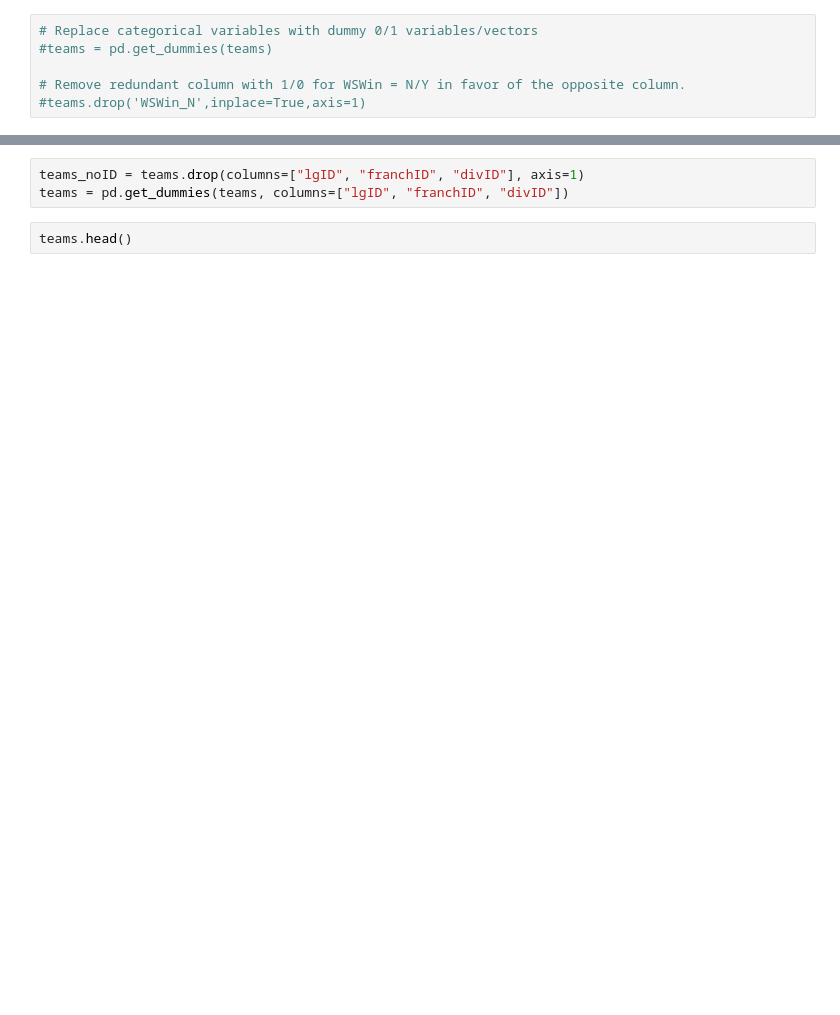
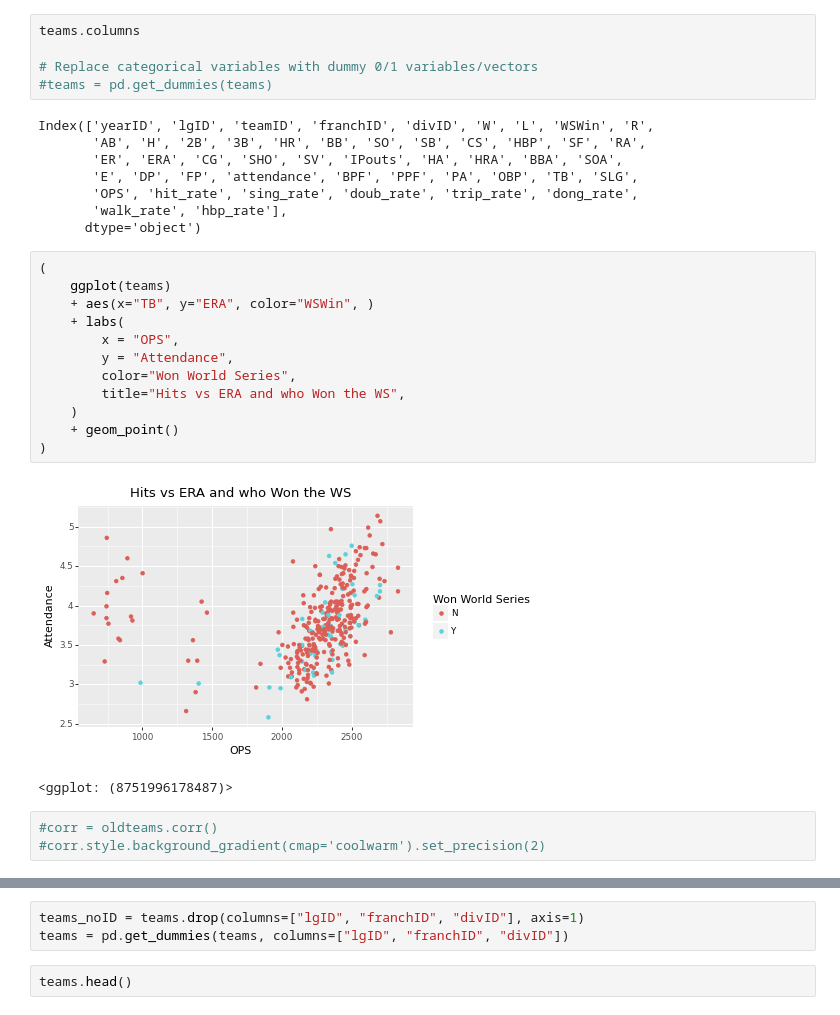
Before and after one commit to zbailey1/ws-predictions, a Jupyter notebook: WS Predictions.ipynb, the cells around one changed output, grey strips where cells are left out. Drawn from its saved outputs; the diff is of its cells as text; blank space fills up the shorter version.

```diff
--- a/WS Predictions.ipynb
+++ b/WS Predictions.ipynb
@@ -42,6 +69,31 @@ teams.WSWin = teams.WSWin.replace(to_replace=['N','Y'], value=[0,1])
 # %%
+teams.columns
+
 # Replace categorical variables with dummy 0/1 variables/vectors
 #teams = pd.get_dummies(teams)
-
-# Remove redundant column with 1/0 for WSWin = N/Y in favor of the opposite column.
-#teams.drop('WSWin_N',inplace=True,axis=1)
+# %% [output]
+Index(['yearID', 'lgID', 'teamID', 'franchID', 'divID', 'W', 'L', 'WSWin', 'R',
+       'AB', 'H', '2B', '3B', 'HR', 'BB', 'SO', 'SB', 'CS', 'HBP', 'SF', 'RA',
+       'ER', 'ERA', 'CG', 'SHO', 'SV', 'IPouts', 'HA', 'HRA', 'BBA', 'SOA',
+       'E', 'DP', 'FP', 'attendance', 'BPF', 'PPF', 'PA', 'OBP', 'TB', 'SLG',
+       'OPS', 'hit_rate', 'sing_rate', 'doub_rate', 'trip_rate', 'dong_rate',
+       'walk_rate', 'hbp_rate'],
+      dtype='object')
+# %%
+(
+    ggplot(teams)
+    + aes(x="TB", y="ERA", color="WSWin", )
+    + labs(
+        x = "OPS",
+        y = "Attendance",
+        color="Won World Series",
+        title="Hits vs ERA and who Won the WS",
+    )
+    + geom_point()
+)
+# %% [output]
+[figure, added]
+<ggplot: (8751996178487)>
+# %%
+#corr = oldteams.corr()
+#corr.style.background_gradient(cmap='coolwarm').set_precision(2)
```
Also changed, not shown: parts of 21 cells of this notebook.
